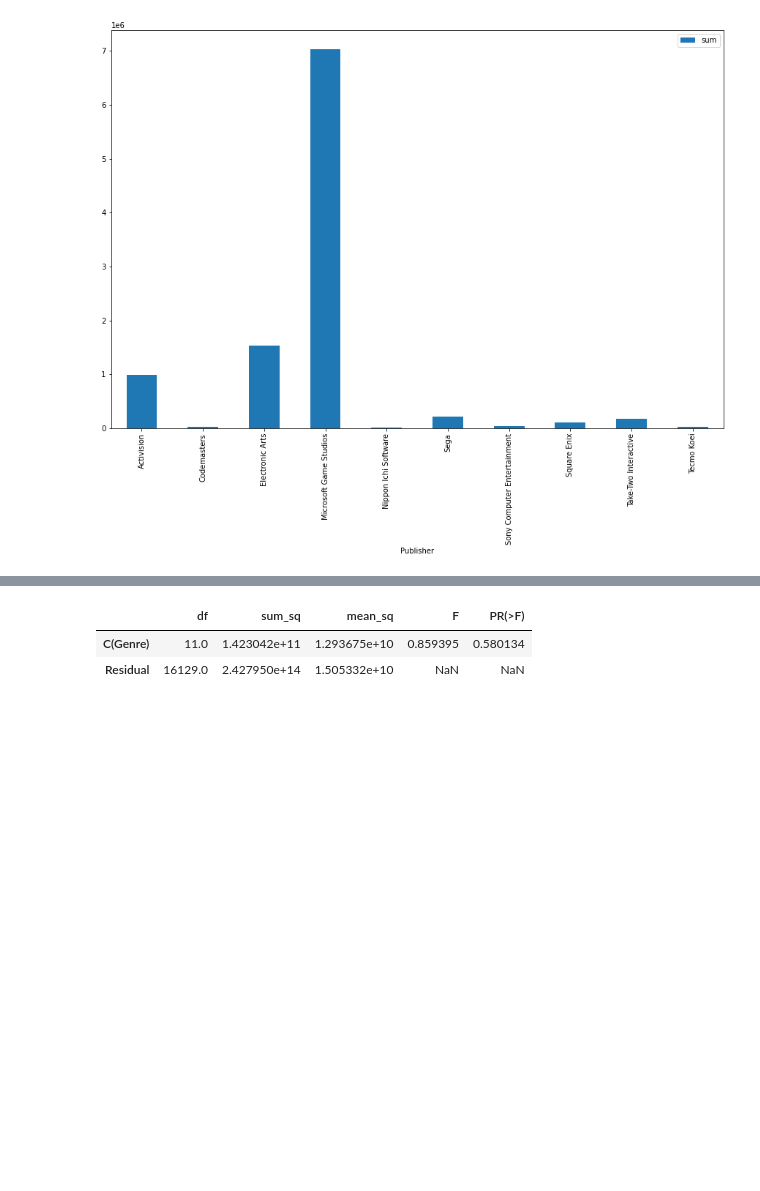
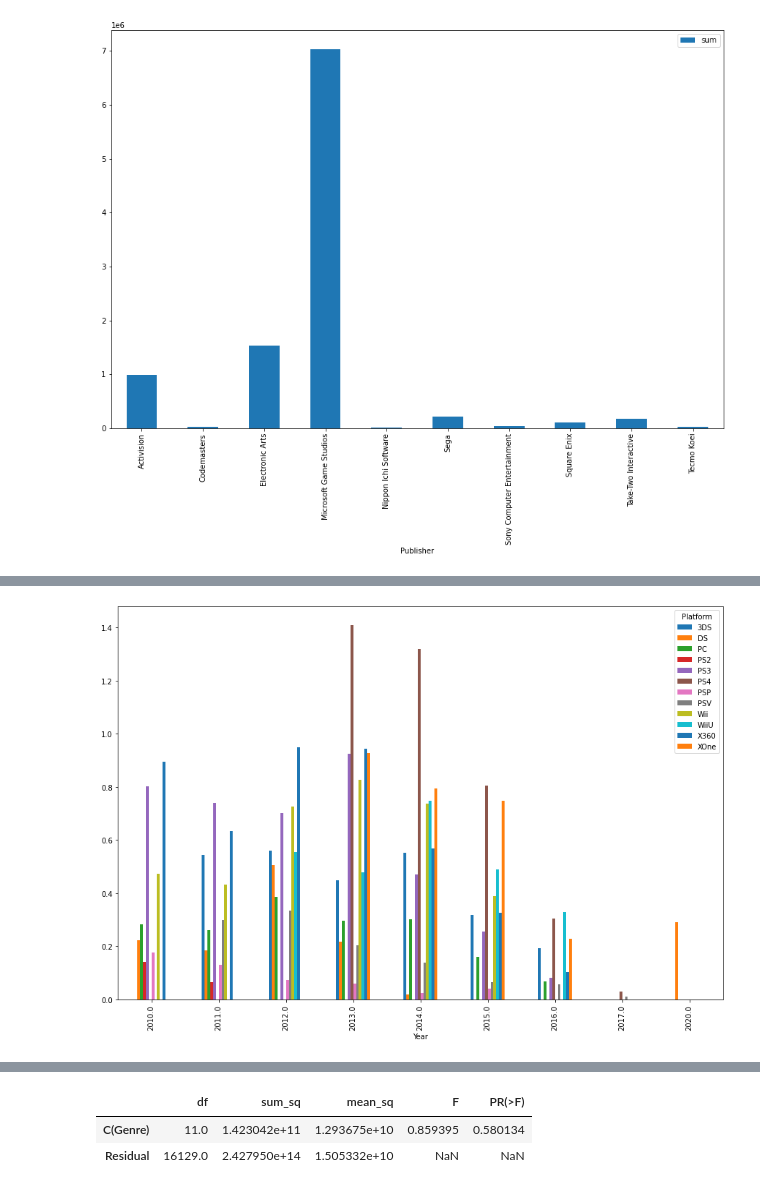
Before and after one commit to nojihun/save, a Jupyter notebook: AI_05_노지훈_section1.ipynb, the cells around one changed output, grey strips where cells are left out. Cells and saved outputs as stored; diff of their text form; code cells hidden in the pictures; blank space fills up the shorter version.

```diff
--- a/AI_05_노지훈_section1.ipynb
+++ b/AI_05_노지훈_section1.ipynb
@@ -584,0 +630,9 @@ plt.show()
+# %%
+df6= pd.DataFrame(df_n.groupby(['Year','Platform'])[['NA_Sales','EU_Sales', 'JP_Sales', 'Other_Sales']].mean())
+df6["sum"] = df6[['NA_Sales','EU_Sales', 'JP_Sales', 'Other_Sales']].sum(axis = 1)
+df6 = pd.DataFrame(df6['sum'])
+df6 = df6.reset_index()
+df6 = df6.pivot_table(index = 'Year', columns = 'Platform', values = 'sum')
+df6= df6.fillna(0)
+header = list(df6.columns.values)
+df6
@@ -584,0 +665,7 @@ plt.show()
+# %%
+df6 = df6.reset_index()
+# %%
+df6.plot(x= 'Year', y= header, kind="bar",figsize=(15,10))
+plt.show()
+# %% [output]
+[figure, added]
```
Also changed, not shown: parts of 20 cells of this notebook.
